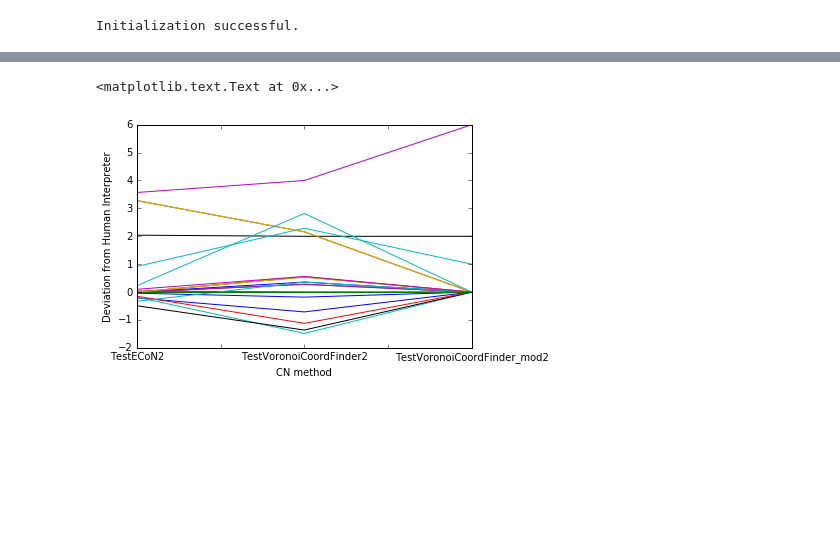
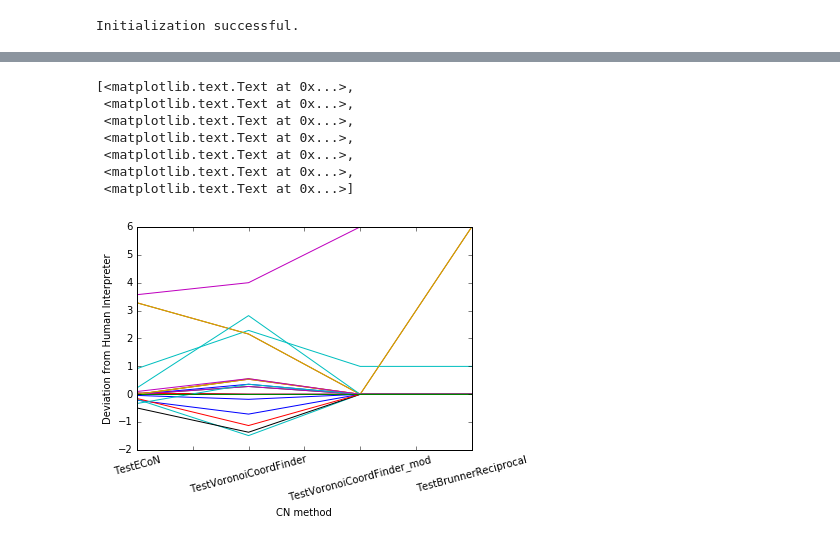
Before and after one commit to hackingmaterials/materials-coord, a Jupyter notebook: examples/human_interpreter.ipynb, the cells around one changed output, grey strips where cells are left out. Drawn from its saved outputs; the diff is of its cells as text; code cells hidden in the pictures; blank space fills up the shorter version.

Commit message:
fixed typo in human_interpreter.yaml and updated notebooks.

```diff
--- a/examples/human_interpreter.ipynb
+++ b/examples/human_interpreter.ipynb
@@ -1,10 +1,12 @@
 # %%
 # Human Interpreted coordination numbers can be analyzed along with other methods
 %matplotlib inline
-from materialscoord.cn_methods import TestECoN, TestVoronoiCoordFinder, HumanInterpreter, TestVoronoiCoordFinder_mod
+from materialscoord.cn_methods import TestECoN, TestVoronoiCoordFinder, HumanInterpreter, TestVoronoiCoordFinder_mod, \
+                                        TestBrunnerReciprocal
 from materialscoord.core import Benchmark
 
-methods = [HumanInterpreter(), TestECoN(), TestVoronoiCoordFinder(), TestVoronoiCoordFinder_mod()]
+methods = [HumanInterpreter(), TestECoN(), TestVoronoiCoordFinder(),
+           TestVoronoiCoordFinder_mod(), TestBrunnerReciprocal()]
 bm = Benchmark(methods, structure_groups=["common_binaries"], nround=2)
 bm.benchmark()
 # %% [output]
@@ -28,30 +30,39 @@ bm.report(totals=True)
 # %%
 # Here is an example for plotting deviation of CNs for unique sites in our test structures
 # from the Human Interpreter.
 
 p = bm.report(totals=True, separate_columns=True, max_sites=3)
 ax = None
 sub_p = None
 
 for i in range(3):
-    a = p[ ["TestECoN"+str(i), "TestVoronoiCoordFinder"+str(i), "TestVoronoiCoordFinder_mod"+str(i)] ]
+    a = p[ ["TestECoN"+str(i), "TestVoronoiCoordFinder"+str(i),
+            "TestVoronoiCoordFinder_mod"+str(i), "TestBrunnerReciprocal"+str(i)] ]
     b = p["HumanInterpreter"+str(i)]
     c = a.sub(b, axis='rows')
 
     if not isinstance(sub_p, pd.DataFrame):
         sub_p = c
     else:
         sub_p = pd.concat([sub_p, c], axis=1)
 
     if ax:
         c.T.plot(legend=False, ax=ax)
     else:
         ax=c.T.plot(legend=False)
 ax.set_xlabel("CN method")
 ax.set_ylabel("Deviation from Human Interpreter")
+labels = [item.get_text()[:-1] for item in ax.get_xticklabels()]
+ax.set_xticklabels(labels, rotation=15)
 # %% [output]
-<matplotlib.text.Text at 0x...>
+[<matplotlib.text.Text at 0x...>,
+ <matplotlib.text.Text at 0x...>,
+ <matplotlib.text.Text at 0x...>,
+ <matplotlib.text.Text at 0x...>,
+ <matplotlib.text.Text at 0x...>,
+ <matplotlib.text.Text at 0x...>,
+ <matplotlib.text.Text at 0x...>]
-[figure, old version]
+[figure, new version]
 # %%
 sub_p
 # %% [output]
```
Also changed, not shown: parts of 2 cells of this notebook, 1 other file.
